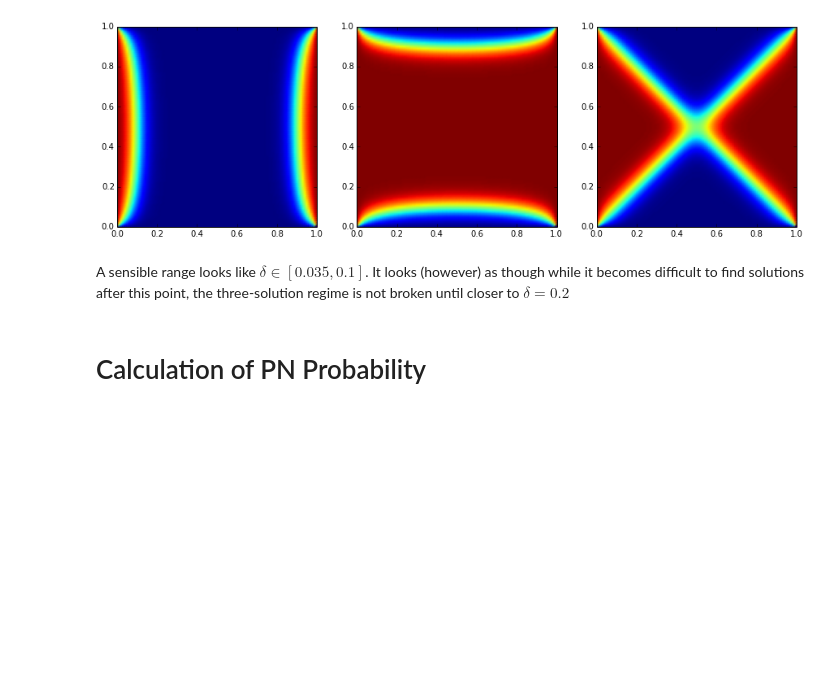
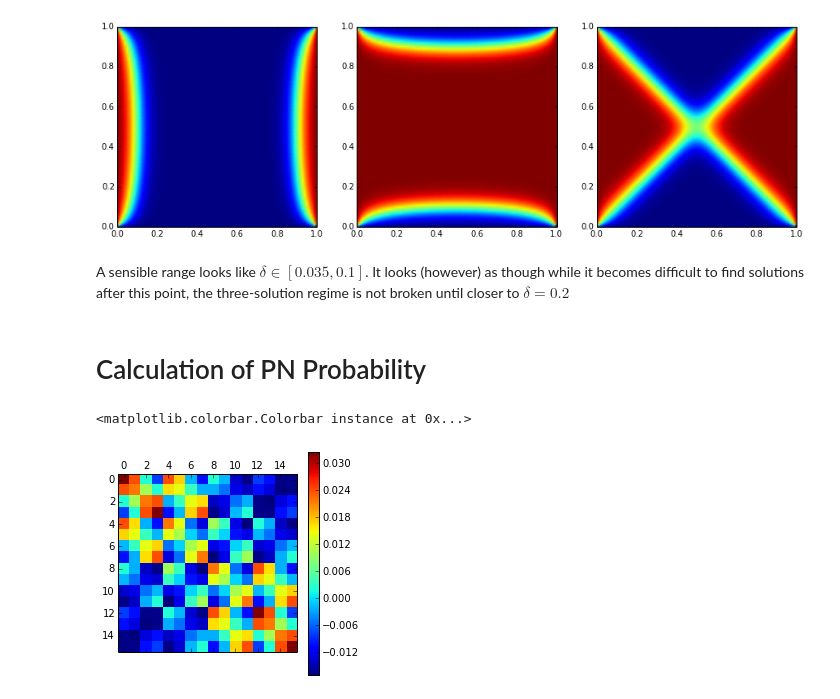
Before and after one commit to jcockayne/bayesian_pdes, a Jupyter notebook: notebooks/Allen-Cahn.ipynb, the cells around one changed output. Saved outputs shown, nothing was run; the diff lists cells and outputs as text; code cells hidden in the pictures; blank space fills up the shorter version.

Commit message:
Some cleaning up and added some tests. Moved the allen cahn operator system into problems (out of the notebook). Notebook seems to be mostly working with the set of parameters here!

```diff
--- a/notebooks/Allen-Cahn.ipynb
+++ b/notebooks/Allen-Cahn.ipynb
@@ -324,0 +239,2 @@ def ops_allen_cahn_new(delta, verbosity=0):
+# %%
+ls = 0.5
@@ -324,0 +246,2 @@ def ops_allen_cahn_new(delta, verbosity=0):
+# %%
+allen_cahn_system_factory = allen_cahn.AllenCahnFactory()
@@ -324,0 +251,43 @@ def ops_allen_cahn_new(delta, verbosity=0):
+# %%
+rho = 1e-3
+n_samples = 10000
+mixture_ix = 0
+op_cache = allen_cahn_system_factory.get_operator_system(delta)
+ops = op_cache.operators
+ops_bar = op_cache.operators_bar
+
+z = compute_latent(collocate_interior, delta, true_solutions)
+#dist = scipy.stats.multivariate_normal(np.zeros_like(z[:, mixture_ix], rho)
+#dist = scipy.stats.norm(0, rho)
+
+
+#z_dist = scipy.stats.multivariate_normal(np.zeros(collocate_interior.shape[0]), rho)
+z_dist = scipy.stats.multivariate_normal(np.zeros(collocate_interior.shape[0]), rho**2*kern_mat)
+#z_dist = scipy.stats.norm(0, rho)
+estimates = np.empty(n_samples)
+
+obs = [
+    (collocate_interior, None),
+    (collocate_interior, None),
+    (collocate_boundary, None)
+]
+
+posterior = bayesian_pdes.collocate(ops, ops_bar, None, None, obs, op_cache, fun_args=np.array([ls]))
+true_locations, true_values = true_obs
+dot_with_rhs, cov = posterior.no_obs_posterior(true_locations)
+mean = np.zeros((n_samples, true_locations.shape[0]))
+
+all_rvs = z_dist.rvs(n_samples)
+for i in xrange(n_samples):
+    # equal weighting for solutions
+    rv = all_rvs[i]
+    z_star = z[:, mixture_ix] + rv
+    rhs = np.concatenate([z_star, cube_root(-delta*z_star), boundary_obs])
+    mu = dot_with_rhs.dot(rhs)
+    mean[i,:] = mu
+# %%
+plt.matshow(cov)
+plt.colorbar()
+# %% [output]
+<matplotlib.colorbar.Colorbar instance at 0x...>
+[figure, added]
```
Also changed, not shown: parts of 21 cells of this notebook, 8 other files.
